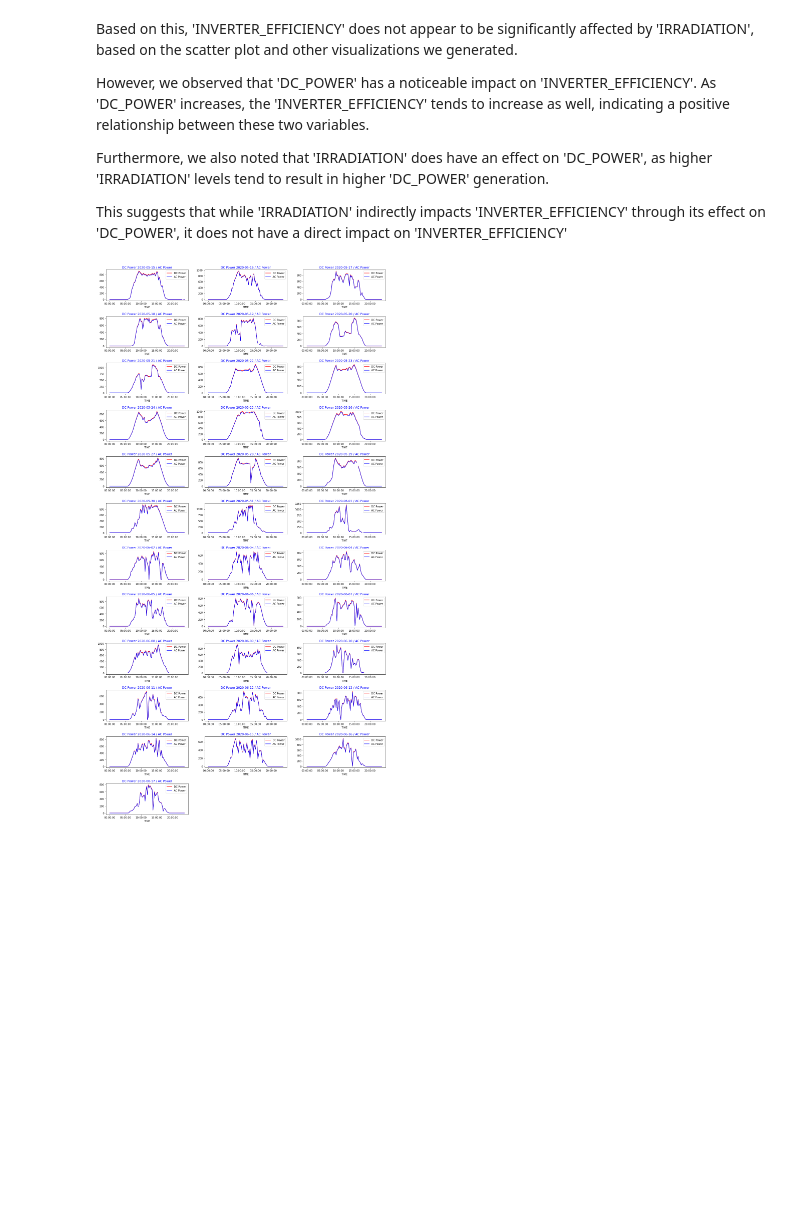
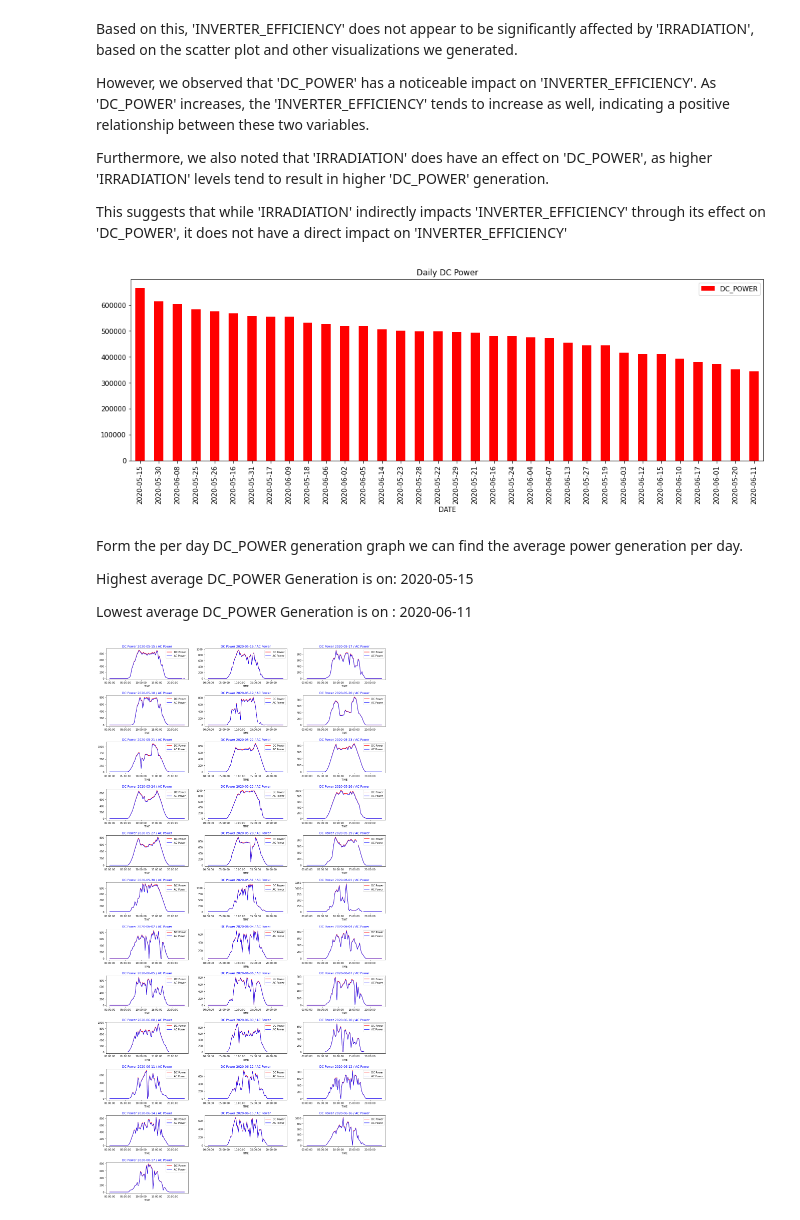
Before and after one commit to MuhammadAqhariNasrin/SOLAR-PANEL-MAINTAINENCE-PROJECT, a Jupyter notebook: SOLAR ELECTRICAL RENEWABLE FORCAST PROJECT PLANT 2.ipynb, the cells around one changed output. Saved outputs shown, nothing was run; the diff lists cells and outputs as text; code cells hidden in the pictures; blank space fills up the shorter version.

```diff
--- a/SOLAR ELECTRICAL RENEWABLE FORCAST PROJECT PLANT 2.ipynb
+++ b/SOLAR ELECTRICAL RENEWABLE FORCAST PROJECT PLANT 2.ipynb
@@ -466,6 +480,20 @@ However, we observed that 'DC_POWER' has a noticeable impact on 'INVERTER_EFFICI
 Furthermore, we also noted that 'IRRADIATION' does have an effect on 'DC_POWER', as higher 'IRRADIATION' levels tend to result in higher 'DC_POWER' generation.
 
 This suggests that while 'IRRADIATION' indirectly impacts 'INVERTER_EFFICIENCY' through its effect on 'DC_POWER', it does not have a direct impact on 'INVERTER_EFFICIENCY'
+# %%
+daily_dc = plant_2.groupby('DATE')['DC_POWER'].agg('sum')
+
+ax = daily_dc.sort_values(ascending=False).plot.bar(figsize=(17,5), legend=True,color='red')
+plt.title('Daily DC Power')
+plt.show()
+# %% [output]
+[figure, added]
+# %% [markdown]
+Form the per day DC_POWER generation graph we can find the average power generation per day.
+
+Highest average DC_POWER Generation is on: 2020-05-15
+
+Lowest average DC_POWER Generation is on : 2020-06-11
 # %%
 solar_dc = plant_2.pivot_table(values='DC_POWER', index='TIME', columns='DATE')
 solar_ac = plant_2.pivot_table(values='AC_POWER', index='TIME', columns='DATE')
```
Also changed, not shown: parts of 25 cells of this notebook.
